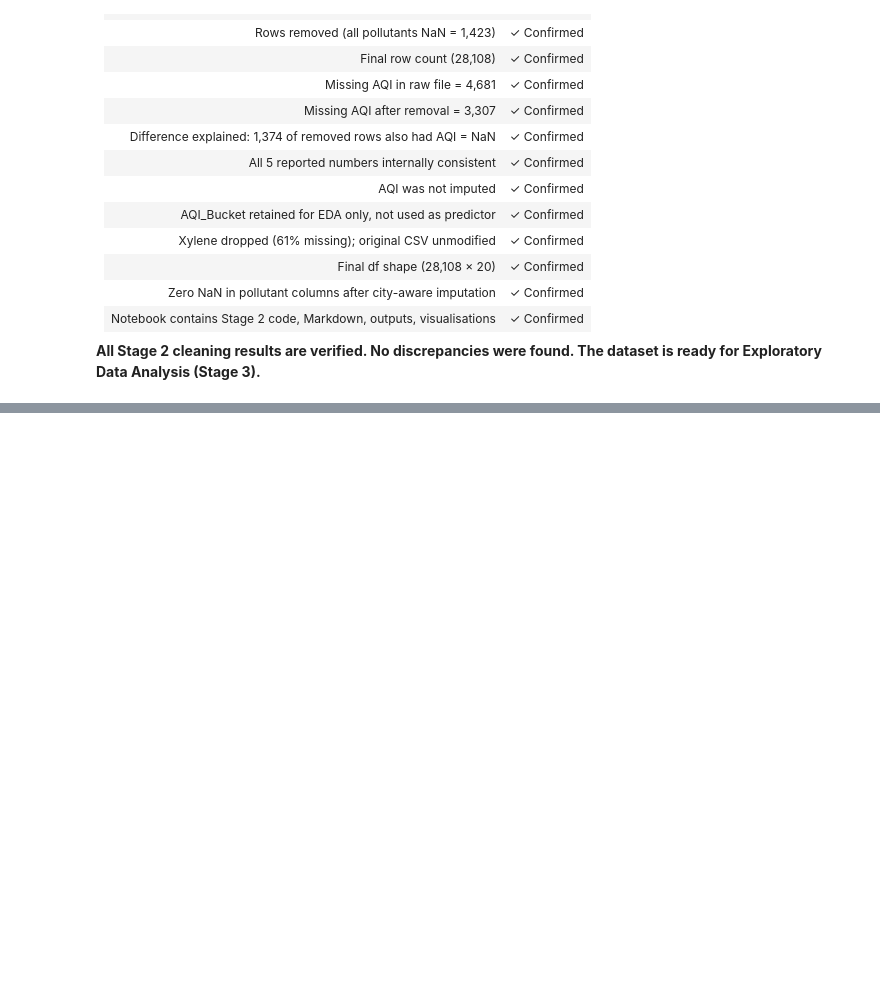
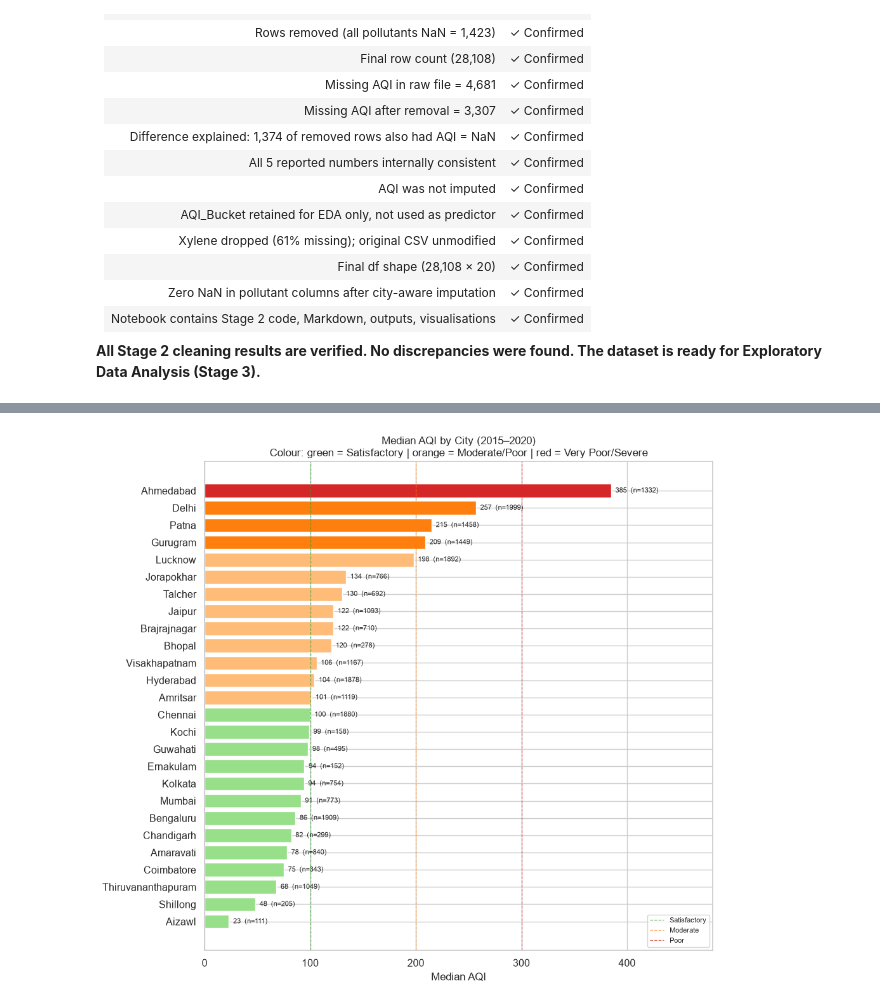
Before and after one commit to jaikishan1234/air-quality-analytics, a Jupyter notebook: notebooks/JaikishanNayak_AirQualityAnalytics.ipynb, the cells around one changed output, grey strips where cells are left out. Cells and saved outputs as stored; diff of their text form; code cells hidden in the pictures; blank space fills up the shorter version.

```diff
--- a/notebooks/JaikishanNayak_AirQualityAnalytics.ipynb
+++ b/notebooks/JaikishanNayak_AirQualityAnalytics.ipynb
@@ -1057,0 +1217,10 @@ Key section headings present:
+# %%
+# ── City-level AQI statistics ────────────────────────────────────────────────
+city_stats = (
+    df_aqi.groupby('City')['AQI']
+    .agg(Median='median', Mean='mean', Min='min', Max='max', Count='count')
+    .round(1)
+    .sort_values('Median')
+)
+print('City-Level AQI Summary (sorted by median AQI):')
+print(city_stats.to_string())
@@ -1057,0 +1245,28 @@ Key section headings present:
+# %%
+# ── Horizontal bar chart: median AQI by city ─────────────────────────────────
+fig, ax = plt.subplots(figsize=(10, 9))
+
+colors = ['#d62728' if m > 300 else '#ff7f0e' if m > 200
+          else '#ffbb78' if m > 100 else '#98df8a'
+          for m in city_stats['Median']]
+
+bars = ax.barh(city_stats.index, city_stats['Median'], color=colors, edgecolor='white')
+for bar, (_, row) in zip(bars, city_stats.iterrows()):
+    ax.text(bar.get_width() + 4, bar.get_y() + bar.get_height()/2,
+            f'{row["Median"]:.0f}  (n={row["Count"]:.0f})',
+            va='center', fontsize=8)
+
+# AQI band reference lines
+for val, label, clr in [(100, 'Satisfactory', '#2ca02c'), (200, 'Moderate', '#ff7f0e'),
+                          (300, 'Poor', '#d62728')]:
+    ax.axvline(val, linestyle='--', linewidth=0.9, color=clr, alpha=0.7, label=label)
+
+ax.set_xlabel('Median AQI')
+ax.set_title('Median AQI by City (2015–2020)\n'
+             'Colour: green = Satisfactory | orange = Moderate/Poor | red = Very Poor/Severe')
+ax.legend(fontsize=8, loc='lower right')
+ax.set_xlim(0, city_stats['Median'].max() * 1.25)
+plt.tight_layout()
+plt.show()
+# %% [output]
+[figure, added]
```
Also changed, not shown: parts of 31 cells of this notebook, 4 other files.
